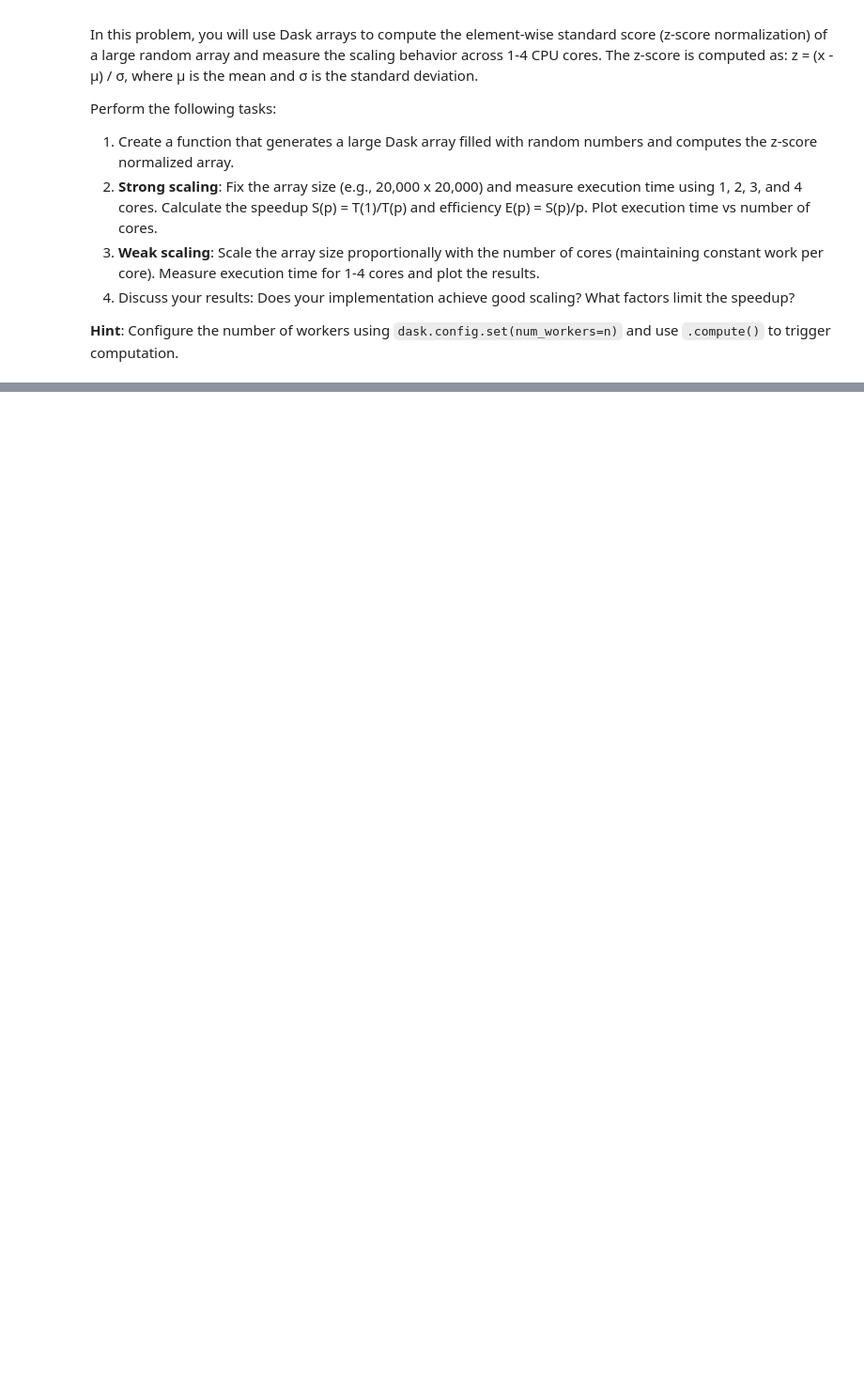
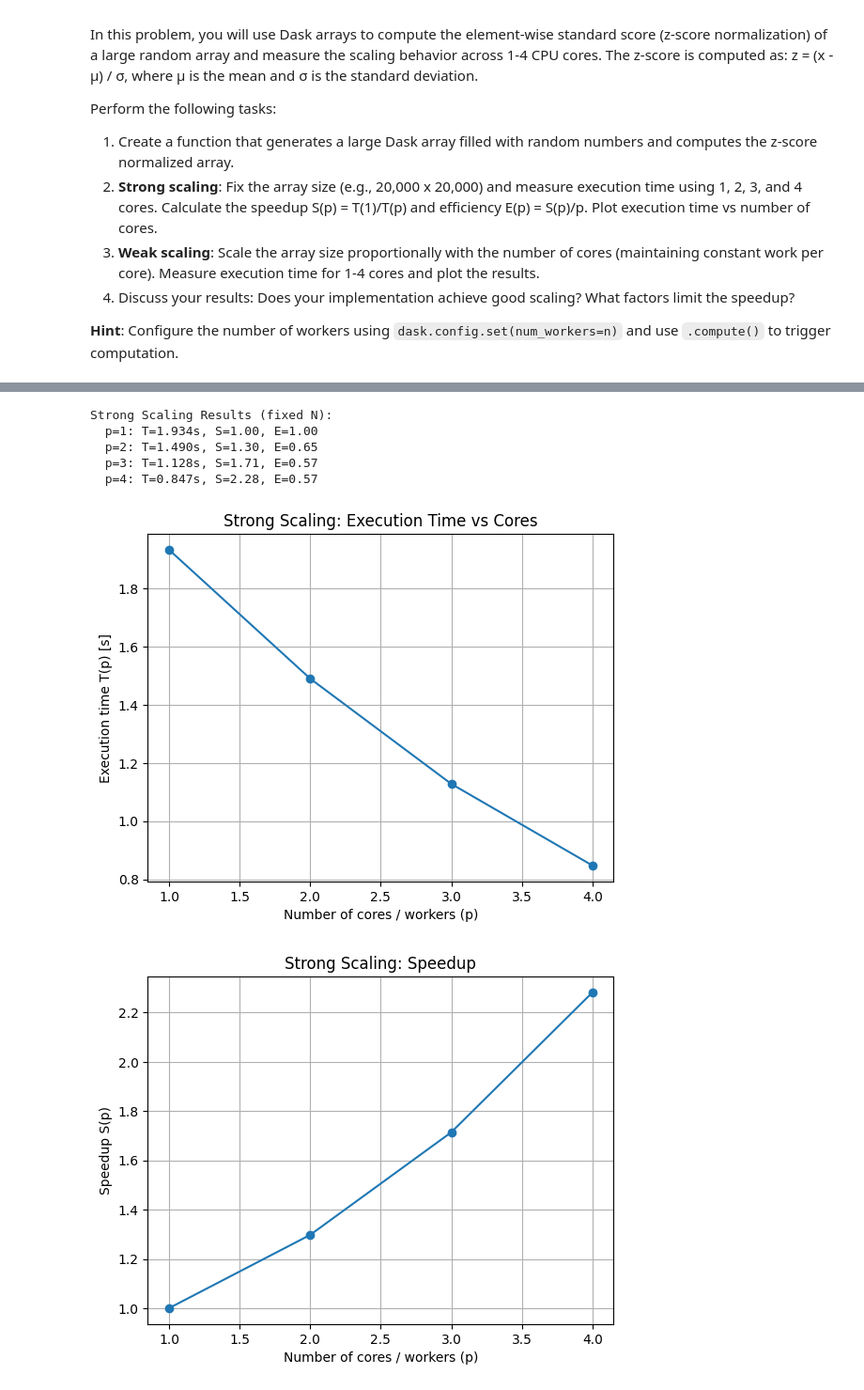
Before and after one commit to mfarmani95/computational_methods_course_mfarmani95, a Jupyter notebook: assignments/assignment_01.ipynb, the cells around one changed output, grey strips where cells are left out. Shown at 94% size. Cells and saved outputs as stored; diff of their text form; code cells hidden in the pictures; blank space fills up the shorter version.

```diff
--- a/assignments/assignment_01.ipynb
+++ b/assignments/assignment_01.ipynb
@@ -291,0 +281,26 @@ Perform the following tasks:
+# %%
+def time_zscore_run(n, num_workers, chunks=(2000, 2000), repeats=3):
+    times = []
+    for _ in range(repeats):
+        z = zscore_dask(n, chunks=chunks)
+        with dask.config.set(scheduler="threads", num_workers=num_workers):
+            t0 = time.perf_counter()
+            with ProgressBar():
+                _ = z.compute()
+            t1 = time.perf_counter()
+        times.append(t1 - t0)
+    return float(np.mean(times))
+# %%
+# Strong scaling settings
+N_fixed = 12000
+chunks = (2000, 2000)
+workers_list = [1, 2, 3, 4]
+
+T = []
+for p in workers_list:
+    t = time_zscore_run(N_fixed, num_workers=p, chunks=chunks, repeats=3)
+    T.append(t)
+
+T1 = T[0]
+S = [T1 / tp for tp in T]
+E = [sp / p for sp, p in zip(S, workers_list)]
@@ -291,0 +320,31 @@ Perform the following tasks:
+# %%
+print("Strong Scaling Results (fixed N):")
+for p, tp, sp, ep in zip(workers_list, T, S, E):
+    print(f"  p={p}: T={tp:.3f}s, S={sp:.2f}, E={ep:.2f}")
+# %% [output]
+Strong Scaling Results (fixed N):
+  p=1: T=1.934s, S=1.00, E=1.00
+  p=2: T=1.490s, S=1.30, E=0.65
+  p=3: T=1.128s, S=1.71, E=0.57
+  p=4: T=0.847s, S=2.28, E=0.57
+# %%
+# Plot: execution time vs workers
+plt.figure()
+plt.plot(workers_list, T, marker="o")
+plt.xlabel("Number of cores / workers (p)")
+plt.ylabel("Execution time T(p) [s]")
+plt.title("Strong Scaling: Execution Time vs Cores")
+plt.grid(True)
+plt.show()
+
+# (Optional) Plot speedup
+plt.figure()
+plt.plot(workers_list, S, marker="o")
+plt.xlabel("Number of cores / workers (p)")
+plt.ylabel("Speedup S(p)")
+plt.title("Strong Scaling: Speedup")
+plt.grid(True)
+plt.show()
+# %% [output]
+[figure, added]
+[figure, added]
```
Also changed, not shown: parts of 7 cells of this notebook, 2 other files.
